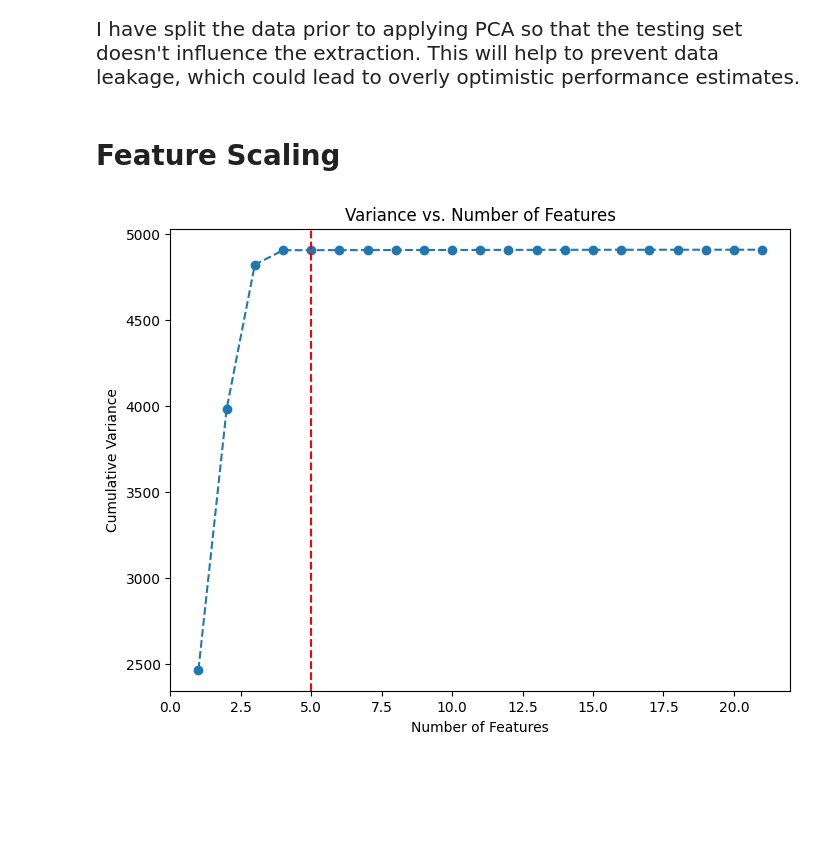
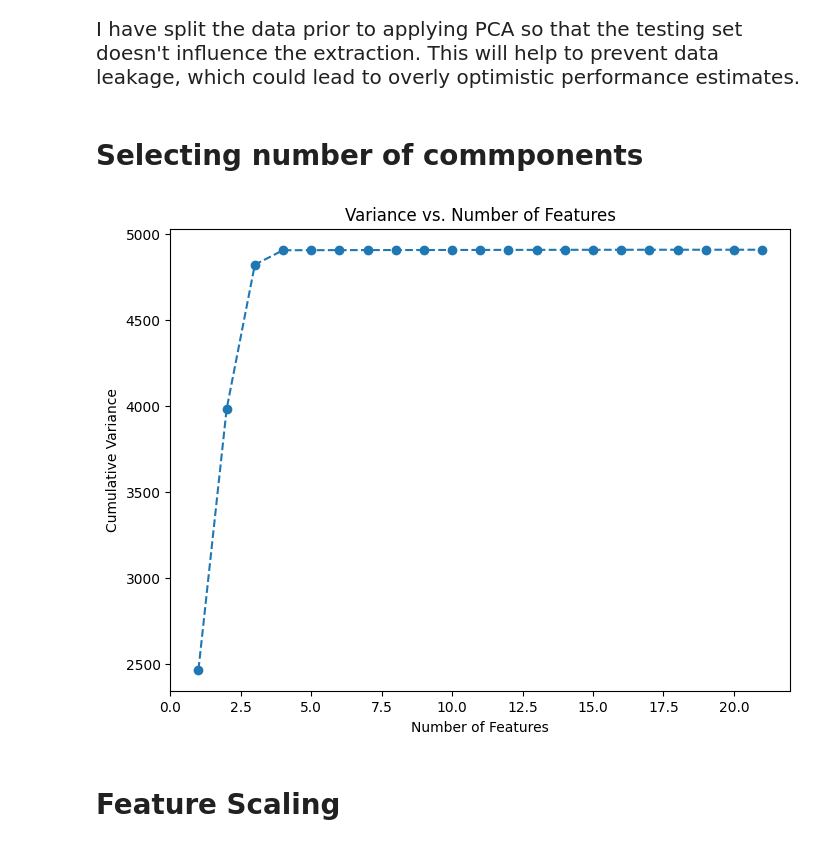
Before and after one commit to Somanshu-Mahajan/Phishing-URL-Detection, a Jupyter notebook: urls.ipynb, the cells around one changed output. Cells and saved outputs as stored; diff of their text form; code cells hidden in the pictures; blank space fills up the shorter version.

```diff
--- a/urls.ipynb
+++ b/urls.ipynb
@@ -898,19 +898,20 @@ Name: count, dtype: int64
 # %% [markdown]
 <span style="font-size:20px">I have split the data prior to applying PCA so that the testing set doesn't influence the extraction. This will help to prevent data leakage, which could lead to overly optimistic performance estimates.</span>
 # %% [markdown]
-# Feature Scaling
+# Selecting number of commponents
 # %%
 variances = X_train.var()
 
 sorted_variances = np.sort(variances)[::-1]
 cumulative_variance = np.cumsum(sorted_variances)
 
 plt.figure(figsize=(8, 6))
 plt.plot(range(1, len(cumulative_variance) + 1), cumulative_variance, marker='o', linestyle='--')
 plt.title('Variance vs. Number of Features')
 plt.xlabel('Number of Features')
 plt.ylabel('Cumulative Variance')
-plt.axvline(x=5, color='r', linestyle='--')  # Example: You can manually pick where the elbow is
 plt.show()
 # %% [output]
-[figure, old version]
+[figure, new version]
+# %% [markdown]
+# Feature Scaling
```
Also changed, not shown: parts of 11 cells of this notebook.
